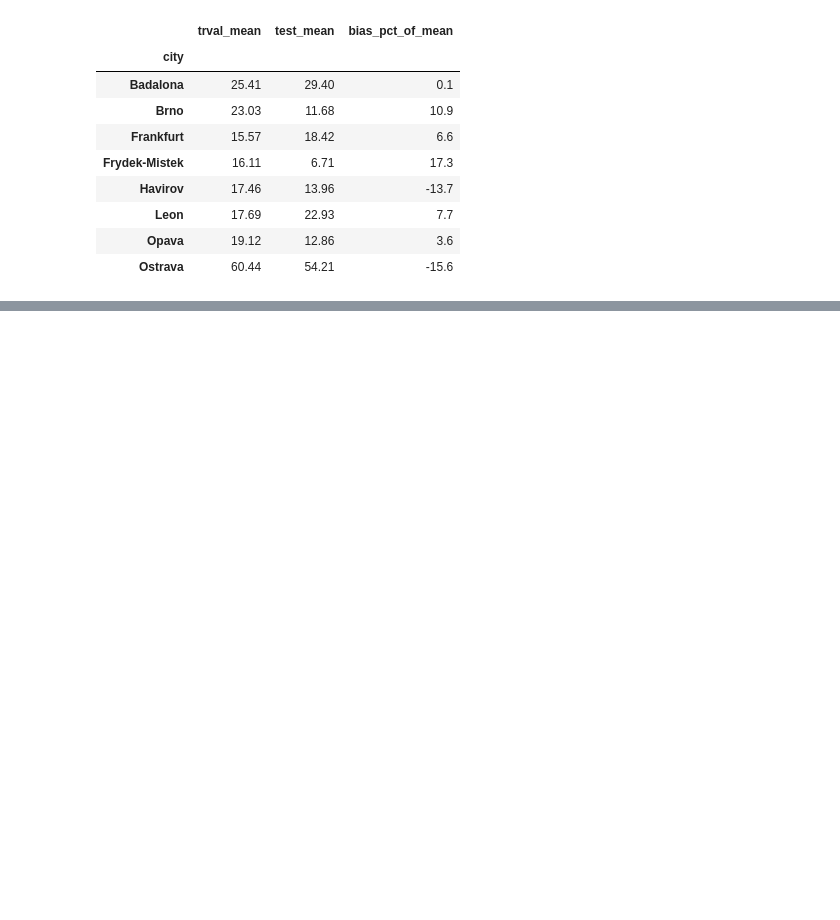
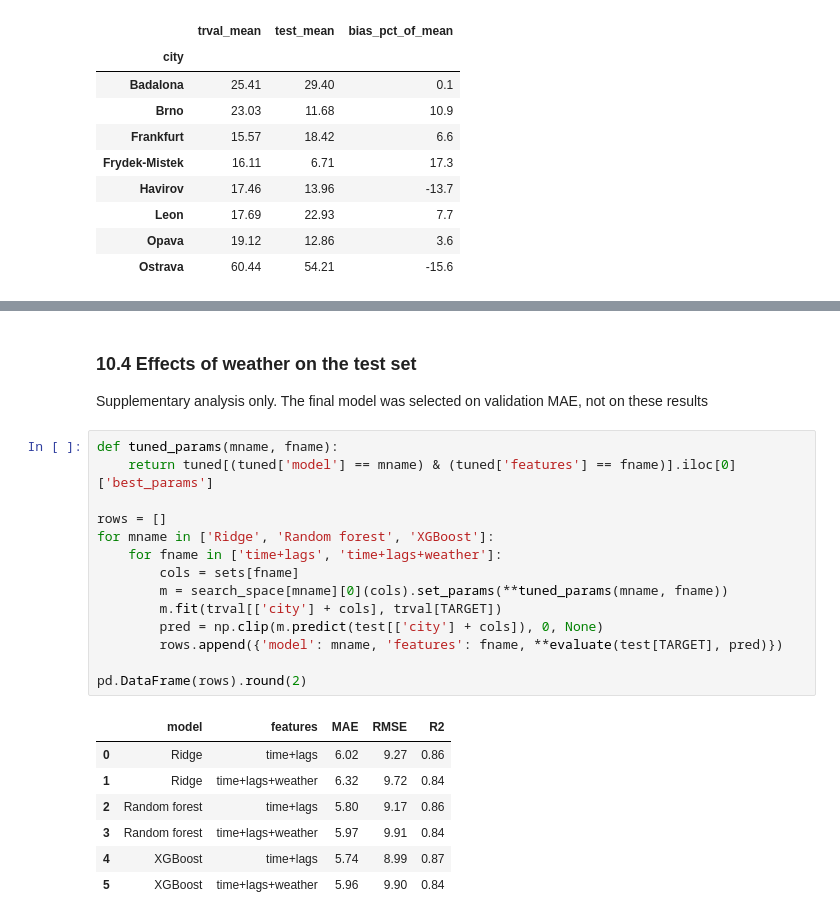
Before and after one commit to NatalyaKim21/bikeflow, a Jupyter notebook: notebooks/04_modelling.ipynb, the cells around one changed output, grey strips where cells are left out. Drawn from its saved outputs; the diff is of its cells as text; blank space fills up the shorter version.

```diff
--- a/notebooks/04_modelling.ipynb
+++ b/notebooks/04_modelling.ipynb
@@ -362,0 +399,25 @@ chk_test
+# %% [markdown]
+### 10.4 Effects of weather on the test set
+Supplementary analysis only. The final model was selected on validation MAE, not on these results
+# %%
+def tuned_params(mname, fname):
+    return tuned[(tuned['model'] == mname) & (tuned['features'] == fname)].iloc[0]['best_params']
+
+rows = []
+for mname in ['Ridge', 'Random forest', 'XGBoost']:
+    for fname in ['time+lags', 'time+lags+weather']:
+        cols = sets[fname]
+        m = search_space[mname][0](cols).set_params(**tuned_params(mname, fname))
+        m.fit(trval[['city'] + cols], trval[TARGET])
+        pred = np.clip(m.predict(test[['city'] + cols]), 0, None)
+        rows.append({'model': mname, 'features': fname, **evaluate(test[TARGET], pred)})
+
+pd.DataFrame(rows).round(2)
+# %% [output]
+|  | model | features | MAE | RMSE | R2 |
+| 0 | Ridge | time+lags | 6.02 | 9.27 | 0.86 |
+| 1 | Ridge | time+lags+weather | 6.32 | 9.72 | 0.84 |
+| 2 | Random forest | time+lags | 5.80 | 9.17 | 0.86 |
+| 3 | Random forest | time+lags+weather | 5.97 | 9.91 | 0.84 |
+| 4 | XGBoost | time+lags | 5.74 | 8.99 | 0.87 |
+| 5 | XGBoost | time+lags+weather | 5.96 | 9.90 | 0.84 |
```
Also changed, not shown: parts of 8 cells of this notebook.
